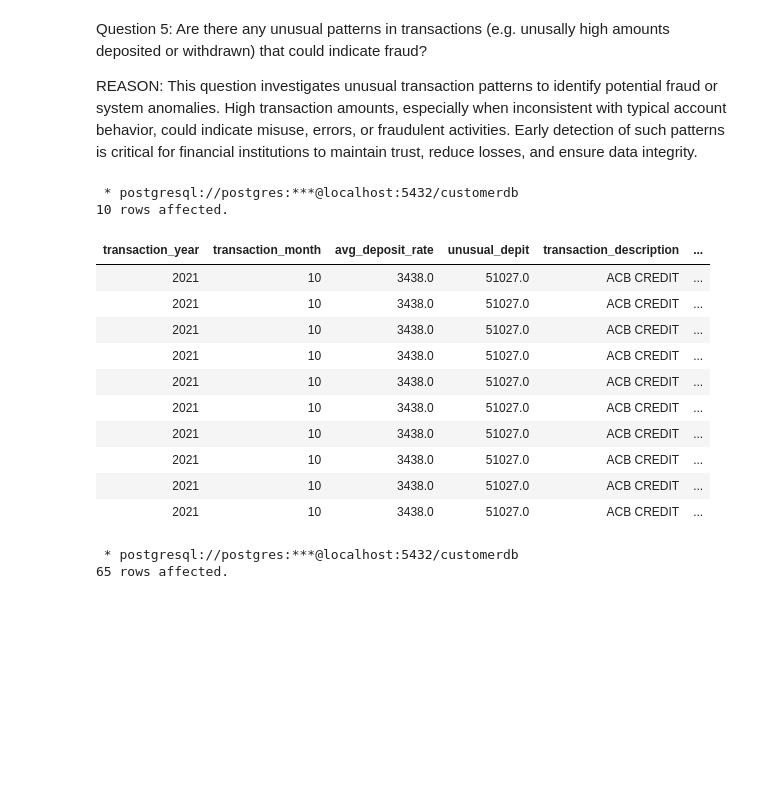
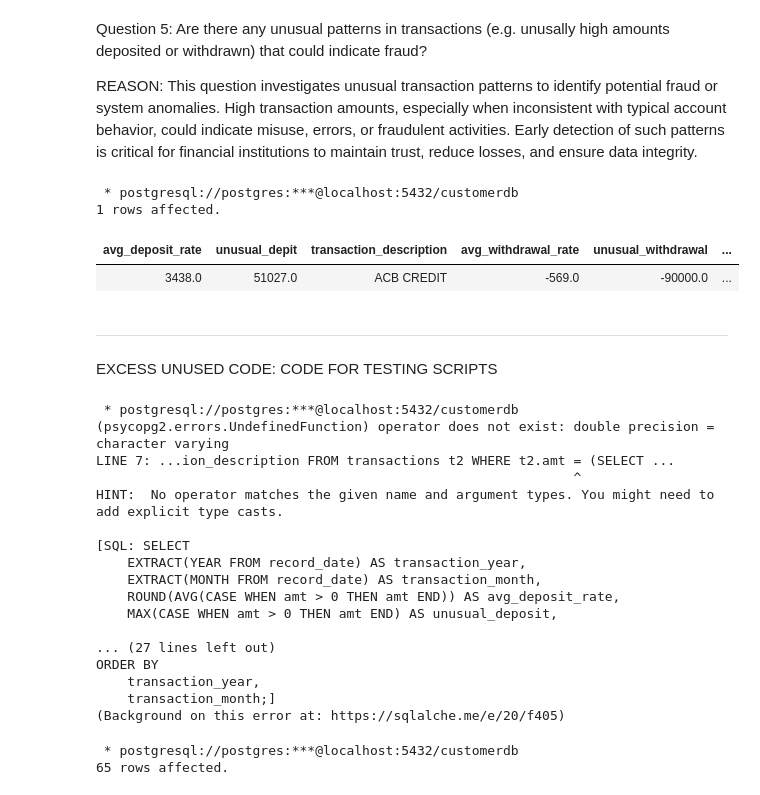
Before and after one commit to kanaka25/ABSA-Data, a Jupyter notebook: Jupyter_Script.ipynb, the cells around one changed output. Cells and saved outputs as stored; diff of their text form; code cells hidden in the pictures; blank space fills up the shorter version.

Commit message:
SCRIPT

```diff
--- a/Jupyter_Script.ipynb
+++ b/Jupyter_Script.ipynb
@@ -174,33 +174,81 @@ REASON: This question investigates unusual transaction patterns to identify pote
 # %%
 %%sql
 
 SELECT
-    EXTRACT(YEAR FROM record_date) AS transaction_year,
-    EXTRACT(MONTH FROM record_date) AS transaction_month,
     (SELECT ROUND(AVG(amt)) FROM transactions WHERE amt > 0) AS avg_deposit_rate,
     (SELECT ROUND(MAX(amt)) FROM transactions WHERE amt > 0) AS unusual_depit,
     (SELECT transaction_description FROM transactions WHERE amt = (SELECT MAX(amt) FROM transactions)),
     (SELECT ROUND(AVG(amt)) FROM transactions WHERE amt < 0) AS avg_withdrawal_rate,
     (SELECT ROUND(MIN(amt)) FROM transactions WHERE amt < 0) AS unusual_withdrawal,
     (SELECT transaction_description FROM transactions WHERE amt = (SELECT MIN(amt) FROM transactions))
 FROM
     transactions
-WHERE EXTRACT(MONTH FROM record_date) = 10
-LIMIT 10
+LIMIT 1
 # %% [output]
  * postgresql://postgres:***@localhost:5432/customerdb
-10 rows affected.
+1 rows affected.
-| transaction_year | transaction_month | avg_deposit_rate | unusual_depit | transaction_description | ... |
-| 2021 | 10 | 3438.0 | 51027.0 | ACB CREDIT | ... |
-| 2021 | 10 | 3438.0 | 51027.0 | ACB CREDIT | ... |
-| 2021 | 10 | 3438.0 | 51027.0 | ACB CREDIT | ... |
-| 2021 | 10 | 3438.0 | 51027.0 | ACB CREDIT | ... |
-| 2021 | 10 | 3438.0 | 51027.0 | ACB CREDIT | ... |
-| 2021 | 10 | 3438.0 | 51027.0 | ACB CREDIT | ... |
-| 2021 | 10 | 3438.0 | 51027.0 | ACB CREDIT | ... |
-| 2021 | 10 | 3438.0 | 51027.0 | ACB CREDIT | ... |
-| 2021 | 10 | 3438.0 | 51027.0 | ACB CREDIT | ... |
-| 2021 | 10 | 3438.0 | 51027.0 | ACB CREDIT | ... |
+| avg_deposit_rate | unusual_depit | transaction_description | avg_withdrawal_rate | unusual_withdrawal | ... |
+| 3438.0 | 51027.0 | ACB CREDIT | -569.0 | -90000.0 | ... |
+# %% [markdown]
+-----------------------------------------------------------------
+EXCESS UNUSED CODE: CODE FOR TESTING SCRIPTS
+# %%
+%%sql
+
+SELECT
+    EXTRACT(YEAR FROM record_date) AS transaction_year,
+    EXTRACT(MONTH FROM record_date) AS transaction_month,
+    ROUND(AVG(CASE WHEN amt > 0 THEN amt END)) AS avg_deposit_rate,
+    MAX(CASE WHEN amt > 0 THEN amt END) AS unusual_deposit,
+
+    (SELECT transaction_description FROM transactions t2 WHERE t2.amt = (SELECT transaction_description
+ FROM transactions t2
+ WHERE t2.amt = (SELECT MAX(t3.amt)
+                 FROM transactions t3
+                 WHERE t3.amt > 0
+                 AND EXTRACT(YEAR FROM t3.record_date) = EXTRACT(YEAR FROM t1.record_date)
+                 AND EXTRACT(MONTH FROM t3.record_date) = EXTRACT(MONTH FROM t1.record_date))
+ AND EXTRACT(YEAR FROM t2.record_date) = EXTRACT(YEAR FROM t1.record_date)
+ AND EXTRACT(MONTH FROM t2.record_date) = EXTRACT(MONTH FROM t1.record_date))) AS unusual_deposit_description,
+
+    ROUND(AVG(CASE WHEN amt < 0 THEN amt END)) AS avg_withdrawal_rate,
+    MIN(CASE WHEN amt < 0 THEN amt END) AS unusual_withdrawal,
+
+    (SELECT transaction_description FROM transactions t2 WHERE t2.amt = (SELECT transaction_description
+    FROM transactions t2
+ WHERE t2.amt = (SELECT MIN(t3.amt)
+                 FROM transactions t3
+                 WHERE t3.amt < 0
+                 AND EXTRACT(YEAR FROM t3.record_date) = EXTRACT(YEAR FROM t1.record_date)
+                 AND EXTRACT(MONTH FROM t3.record_date) = EXTRACT(MONTH FROM t1.record_date))
+ AND EXTRACT(YEAR FROM t2.record_date) = EXTRACT(YEAR FROM t1.record_date)
+ AND EXTRACT(MONTH FROM t2.record_date) = EXTRACT(MONTH FROM t1.record_date))) AS unusual_withdrawal_description
+FROM
+    transactions t1
+GROUP BY
+    EXTRACT(YEAR FROM record_date),
+    EXTRACT(MONTH FROM record_date)
+ORDER BY
+    transaction_year,
+    transaction_month;
+# %% [output]
+ * postgresql://postgres:***@localhost:5432/customerdb
+(psycopg2.errors.UndefinedFunction) operator does not exist: double precision = character varying
+LINE 7: ...ion_description FROM transactions t2 WHERE t2.amt = (SELECT ...
+                                                             ^
+HINT:  No operator matches the given name and argument types. You might need to add explicit type casts.
+
+[SQL: SELECT
+    EXTRACT(YEAR FROM record_date) AS transaction_year,
+    EXTRACT(MONTH FROM record_date) AS transaction_month,
+    ROUND(AVG(CASE WHEN amt > 0 THEN amt END)) AS avg_deposit_rate,
+    MAX(CASE WHEN amt > 0 THEN amt END) AS unusual_deposit,
+
+... (27 lines left out)
+ORDER BY
+    transaction_year,
+    transaction_month;]
+(Background on this error at: https://sqlalche.me/e/20/f405)
 # %%
 %%sql
 
```
